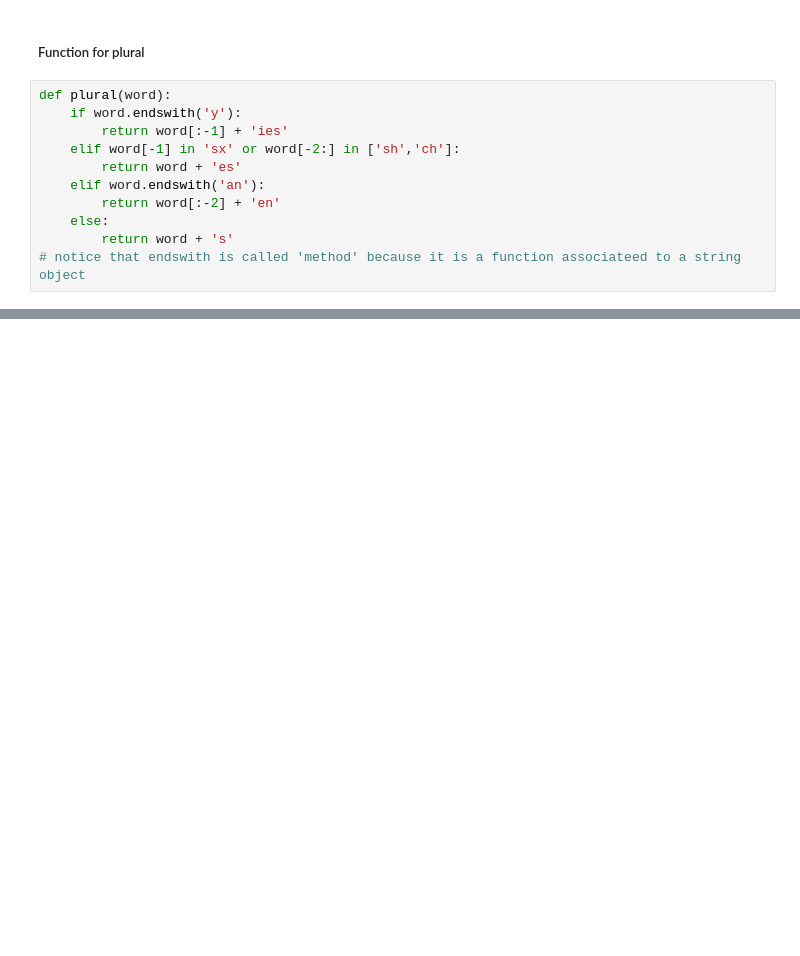
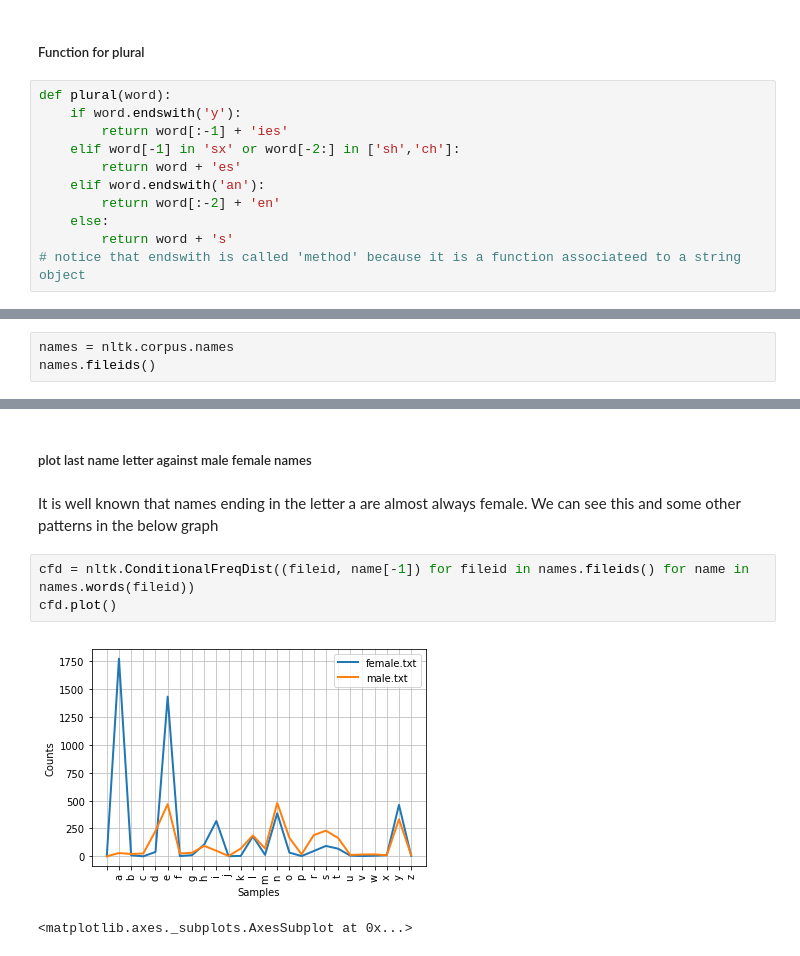
Before and after one commit to giorgiomondauto/NLP, a Jupyter notebook: NLP Practice.ipynb, the cells around one changed output, grey strips where cells are left out. Drawn from its saved outputs; the diff is of its cells as text; blank space fills up the shorter version.

Commit message:
corpus

```diff
--- a/NLP Practice.ipynb
+++ b/NLP Practice.ipynb
@@ -486,0 +605,3 @@ match matches
+# %%
+names = nltk.corpus.names
+names.fileids()
@@ -486,0 +652,10 @@ match matches
+# %% [markdown]
+##### plot last name letter against male female names
+# %% [markdown]
+It is well known that names ending in the letter a are almost always female. We can see this and some other patterns in the below graph
+# %%
+cfd = nltk.ConditionalFreqDist((fileid, name[-1]) for fileid in names.fileids() for name in names.words(fileid))
+cfd.plot()
+# %% [output]
+[figure, added]
+<matplotlib.axes._subplots.AxesSubplot at 0x...>
```
Also changed, not shown: parts of 22 cells of this notebook.
